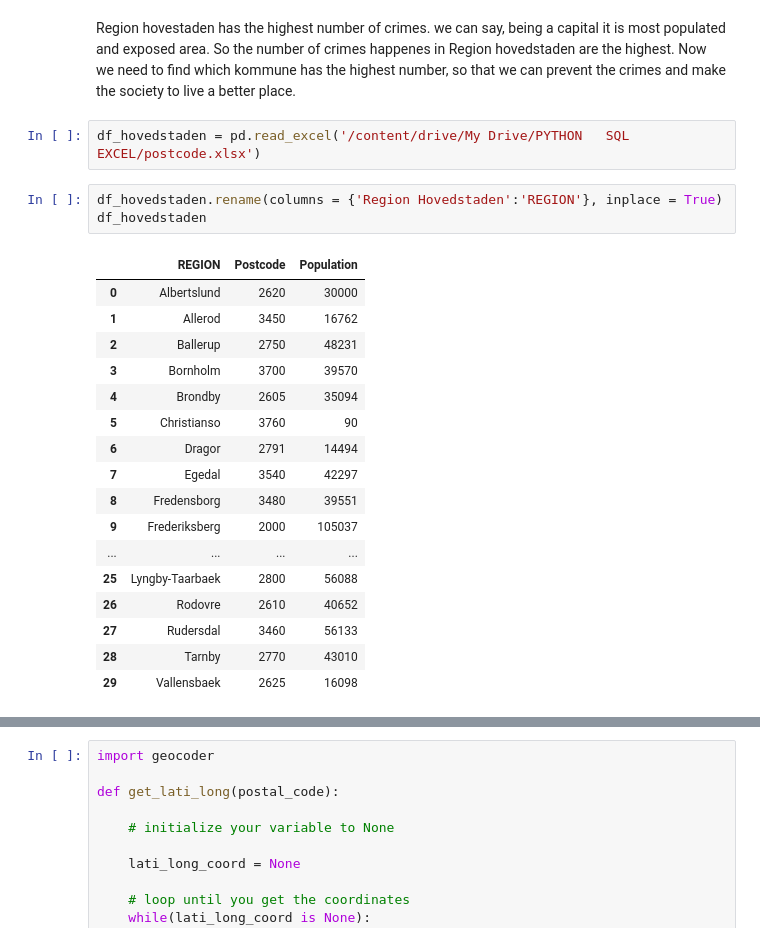
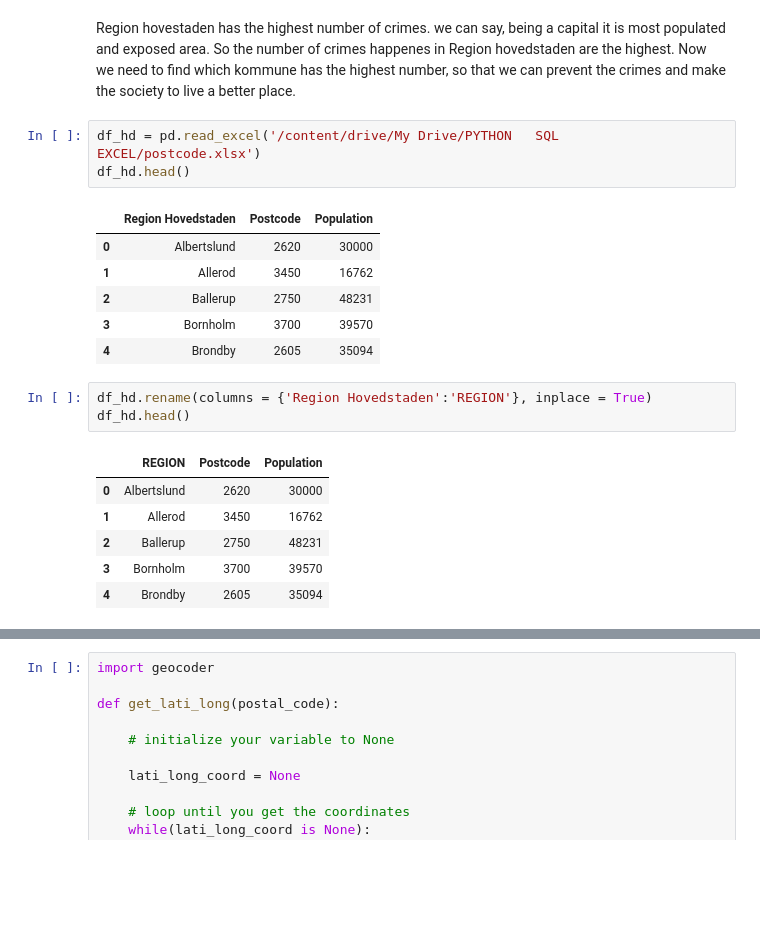
Before and after one commit to sugban/Personal-projects, a Jupyter notebook: Denmark_statistics.ipynb, the cells around one changed output, grey strips where cells are left out. Drawn from its saved outputs; the diff is of its cells as text; blank space fills up the shorter version.

```diff
--- a/Denmark_statistics.ipynb
+++ b/Denmark_statistics.ipynb
@@ -305,25 +319,22 @@ plt.show()
 # %% [markdown]
 Region hovestaden has the highest number of crimes. we can say, being a capital it is most populated and exposed area. So the number of crimes happenes in Region hovedstaden are the highest. Now we need to find which kommune has the highest number, so that we can prevent the crimes and make the society to live a better place.
 # %%
-df_hovedstaden = pd.read_excel('/content/drive/My Drive/PYTHON   SQL   EXCEL/postcode.xlsx')
+df_hd = pd.read_excel('/content/drive/My Drive/PYTHON   SQL   EXCEL/postcode.xlsx')
+df_hd.head()
+# %% [output]
+|  | Region Hovedstaden | Postcode | Population |
+| 0 | Albertslund | 2620 | 30000 |
+| 1 | Allerod | 3450 | 16762 |
+| 2 | Ballerup | 2750 | 48231 |
+| 3 | Bornholm | 3700 | 39570 |
+| 4 | Brondby | 2605 | 35094 |
 # %%
-df_hovedstaden.rename(columns = {'Region Hovedstaden':'REGION'}, inplace = True)
-df_hovedstaden
+df_hd.rename(columns = {'Region Hovedstaden':'REGION'}, inplace = True)
+df_hd.head()
 # %% [output]
 |  | REGION | Postcode | Population |
 | 0 | Albertslund | 2620 | 30000 |
 | 1 | Allerod | 3450 | 16762 |
 | 2 | Ballerup | 2750 | 48231 |
 | 3 | Bornholm | 3700 | 39570 |
 | 4 | Brondby | 2605 | 35094 |
-| 5 | Christianso | 3760 | 90 |
-| 6 | Dragor | 2791 | 14494 |
-| 7 | Egedal | 3540 | 42297 |
-| 8 | Fredensborg | 3480 | 39551 |
-| 9 | Frederiksberg | 2000 | 105037 |
-| ... | ... | ... | ... |
-| 25 | Lyngby-Taarbaek | 2800 | 56088 |
-| 26 | Rodovre | 2610 | 40652 |
-| 27 | Rudersdal | 3460 | 56133 |
-| 28 | Tarnby | 2770 | 43010 |
-| 29 | Vallensbaek | 2625 | 16098 |
```
Also changed, not shown: parts of 28 cells of this notebook.
